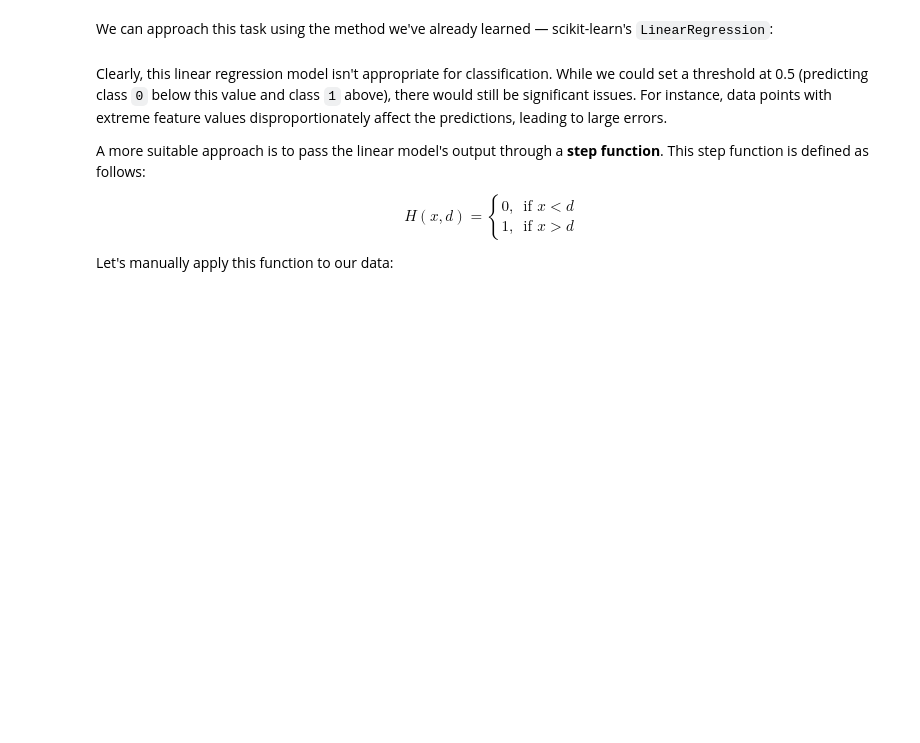
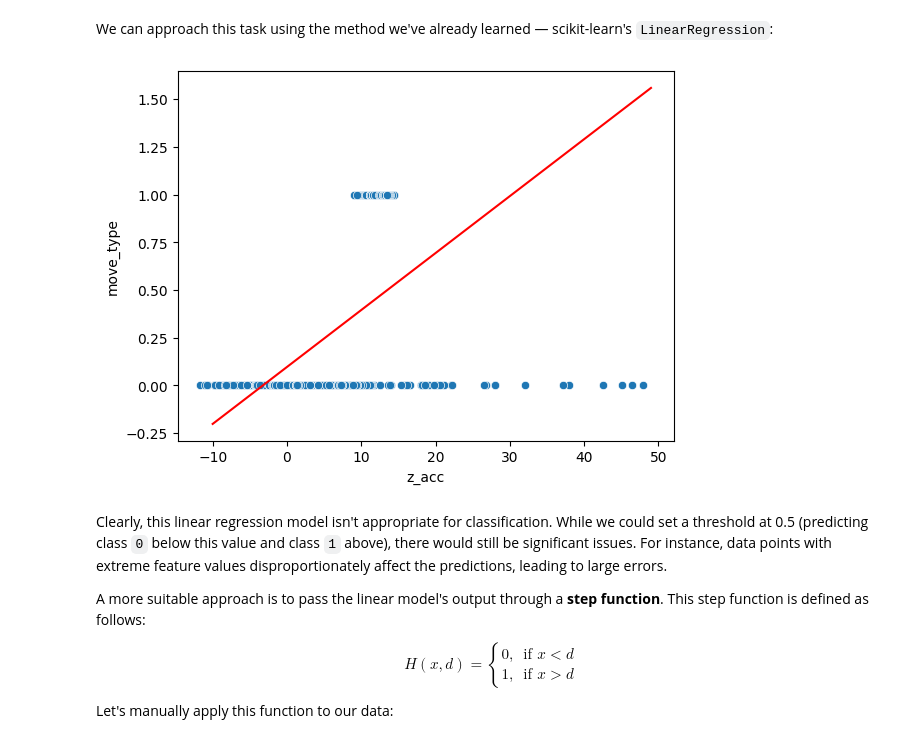
Before and after one commit to digital-sustainability/SAI3-2025, a Jupyter notebook: 21.03.2025-multiple_and_logistic_regression/01-logistic_regression.ipynb, the cells around one changed output. Drawn from its saved outputs; the diff is of its cells as text; code cells hidden in the pictures; blank space fills up the shorter version.

```diff
--- a/21.03.2025-multiple_and_logistic_regression/01-logistic_regression.ipynb
+++ b/21.03.2025-multiple_and_logistic_regression/01-logistic_regression.ipynb
@@ -43,10 +61,13 @@ from sklearn import linear_model
 lin_model = linear_model.LinearRegression()
 lin_model.fit(X=movement[['z_acc']].values, y=movement['move_type'])
 
-pred = lin_model.predict(np.arange(-10, 50, 1)[:, np.newaxis])
+z_acc_range = np.arange(-10, 50, 1)
+pred = lin_model.predict(z_acc_range[:, np.newaxis])
 # %%
-sns.scatterplot(data=movement, x='z_acc', y='move_type');
-plt.plot(np.arange(-10, 50, 1), pred, 'r');
+sns.scatterplot(data=movement, x='z_acc', y='move_type')
+plt.plot(z_acc_range, pred, 'r');
+# %% [output]
+[figure, added]
 # %% [markdown]
 Clearly, this linear regression model isn't appropriate for classification. While we could set a threshold at 0.5 (predicting class `0` below this value and class `1` above), there would still be significant issues. For instance, data points with extreme feature values disproportionately affect the predictions, leading to large errors.
 
```
Also changed, not shown: parts of 38 cells of this notebook.
